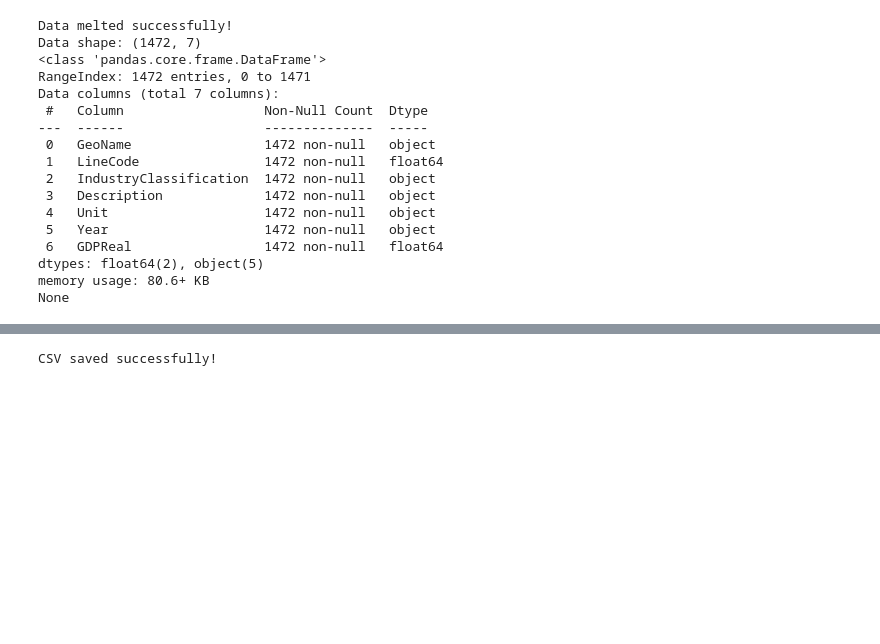
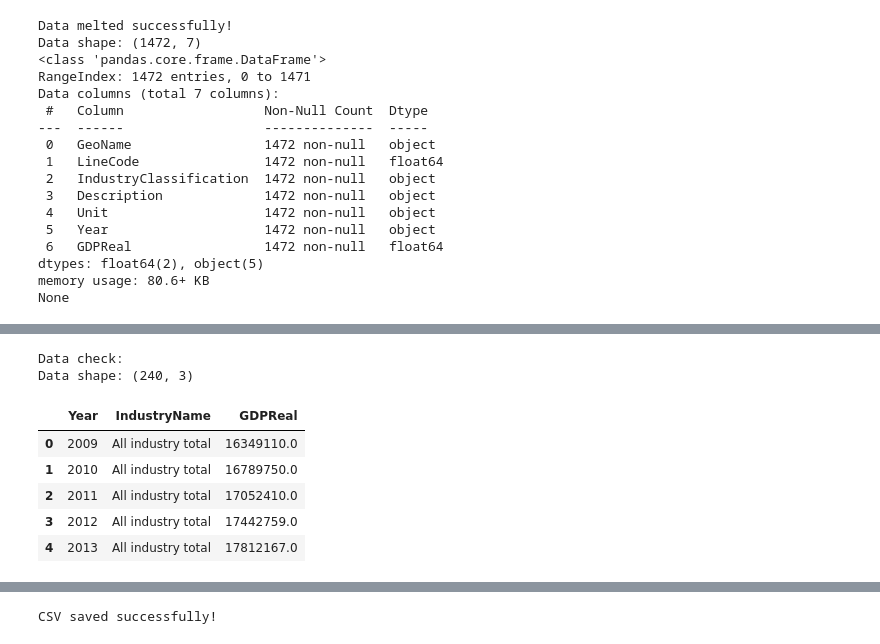
Before and after one commit to bgizzle78/nf-insights-project, a Jupyter notebook: notebooks/bea_sagdp9_us_data_cleaning.ipynb, the cells around one changed output, grey strips where cells are left out. Drawn from its saved outputs; the diff is of its cells as text; code cells hidden in the pictures; blank space fills up the shorter version.

```diff
--- a/notebooks/bea_sagdp9_us_data_cleaning.ipynb
+++ b/notebooks/bea_sagdp9_us_data_cleaning.ipynb
@@ -175,10 +205,5 @@ for col in text_cols:
     sagdp9us_long[col] = sagdp9us_long[col].str.strip()
 
 print('Whitespace stripped successfully!')
-
-# Reset index
-sagdp9us_long = sagdp9us_long.reset_index(drop=True)
-
-print('Index reset successfully!')
 # %% [output]
 Whitespace stripped successfully!
@@ -185,0 +365,33 @@ Index reset successfully!
+# %%
+# Pull out All industry total and Private industries
+totals = sagdp9us_long[
+    sagdp9us_long['Description'].isin(['All industry total', 'Private industries'])
+][['Year', 'Description', 'GDPReal']]
+
+# Aggregate totals by adding subsectors
+subsectors = sagdp9us_long.dropna(subset=['IndustryName'])
+
+grouped = subsectors.groupby(
+    ['Year', 'IndustryName'],
+    as_index=False
+)['GDPReal'].sum()
+
+# Rename totals column to match structure of grouped
+totals = totals.rename(columns={'Description': 'IndustryName'})
+
+# Concatenate totals and grouped
+sagdp9us_grouped = pd.concat([totals, grouped], ignore_index=True)
+
+# Data check
+print('Data check:')
+print('Data shape:', sagdp9us_grouped.shape)
+sagdp9us_grouped.head()
+# %% [output]
+Data check:
+Data shape: (240, 3)
+|  | Year | IndustryName | GDPReal |
+| 0 | 2009 | All industry total | 16349110.0 |
+| 1 | 2010 | All industry total | 16789750.0 |
+| 2 | 2011 | All industry total | 17052410.0 |
+| 3 | 2012 | All industry total | 17442759.0 |
+| 4 | 2013 | All industry total | 17812167.0 |
```
Also changed, not shown: parts of 10 cells of this notebook, 1 other file.
